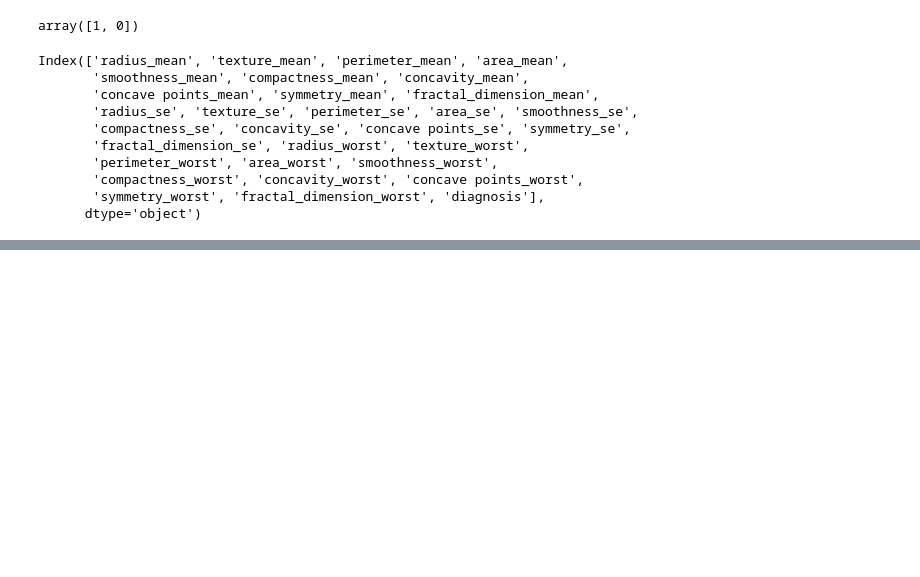
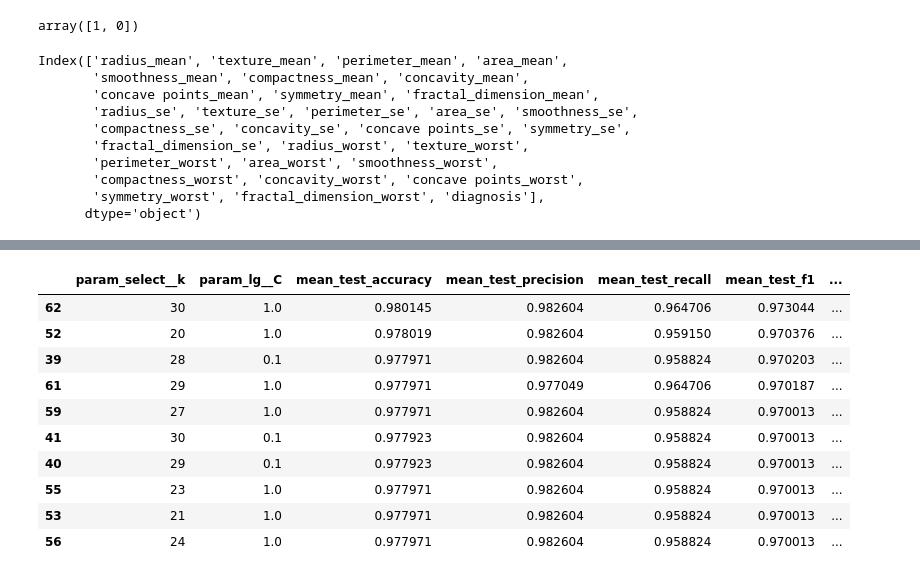
Before and after one commit to Moataz-Nasser/Breast-Cancer-Classification, a Jupyter notebook: Breast_Cancer.ipynb, the cells around one changed output, grey strips where cells are left out. Drawn from its saved outputs; the diff is of its cells as text; code cells hidden in the pictures; blank space fills up the shorter version.

Commit message:
adding scaler, feature selection, and using pipelines

```diff
--- a/Breast_Cancer.ipynb
+++ b/Breast_Cancer.ipynb
@@ -350,0 +95,17 @@ Given that **Random Forest** achieved perfect accuracy and other evaluation metr
+# %%
+svcPipe = Pipeline([
+    ("scaler", StandardScaler()),
+    ('select', SelectKBest(score_func=f_classif)),
+    ('svc', SVC(class_weight="balanced"))
+])
+
+cv_SVC = GridSearchCV(svcPipe, {
+    "select__k": range(10,31),
+    "svc__C": [0.01, 0.1, 1, 10],
+    "svc__kernel": ["linear", "rbf"]
+    }, cv=10,
+    scoring=['accuracy', 'precision', 'recall', 'f1'],
+    refit="recall",
+    n_jobs=-1)
+
+cv_SVC.fit(x_train, y_train)
@@ -350,0 +188,17 @@ Given that **Random Forest** achieved perfect accuracy and other evaluation metr
+# %%
+lgPipe = Pipeline([
+    ("scale", StandardScaler()),
+    ("select", SelectKBest(f_classif)),
+    ("lg", LogisticRegression(max_iter=1000, class_weight="balanced"))
+                   ])
+
+cv_LG = GridSearchCV(lgPipe, {
+    "select__k": range(10,31),
+    "lg__C": [0.01, 0.1, 1, 10, 100]
+    }, cv=10
+    , scoring=['accuracy', 'precision', 'recall', 'f1'],
+    refit="f1",
+    n_jobs=-1
+    )
+
+cv_LG.fit(x_train, y_train)
@@ -350,0 +216,23 @@ Given that **Random Forest** achieved perfect accuracy and other evaluation metr
+# %%
+lg_results_df = pd.DataFrame(cv_LG.cv_results_)
+selected_cols = [
+    "param_select__k", "param_lg__C",
+    "mean_test_accuracy", "mean_test_precision", "mean_test_recall", "mean_test_f1",
+    "std_test_accuracy", "std_test_precision", "std_test_recall", "std_test_f1",
+    "rank_test_accuracy", "rank_test_precision", "rank_test_recall", "rank_test_f1"
+]
+
+lg_cv_results_df = lg_results_df[["mean_test_accuracy", "mean_test_precision", "mean_test_recall", "mean_test_f1", "rank_test_f1"]].sort_values("rank_test_f1").head(1).drop(columns=["rank_test_f1"])
+lg_results_df[selected_cols].sort_values("rank_test_f1").head(10)
+# %% [output]
+|  | param_select__k | param_lg__C | mean_test_accuracy | mean_test_precision | mean_test_recall | mean_test_f1 | ... |
+| 62 | 30 | 1.0 | 0.980145 | 0.982604 | 0.964706 | 0.973044 | ... |
+| 52 | 20 | 1.0 | 0.978019 | 0.982604 | 0.959150 | 0.970376 | ... |
+| 39 | 28 | 0.1 | 0.977971 | 0.982604 | 0.958824 | 0.970203 | ... |
+| 61 | 29 | 1.0 | 0.977971 | 0.977049 | 0.964706 | 0.970187 | ... |
+| 59 | 27 | 1.0 | 0.977971 | 0.982604 | 0.958824 | 0.970013 | ... |
+| 41 | 30 | 0.1 | 0.977923 | 0.982604 | 0.958824 | 0.970013 | ... |
+| 40 | 29 | 0.1 | 0.977923 | 0.982604 | 0.958824 | 0.970013 | ... |
+| 55 | 23 | 1.0 | 0.977971 | 0.982604 | 0.958824 | 0.970013 | ... |
+| 53 | 21 | 1.0 | 0.977971 | 0.982604 | 0.958824 | 0.970013 | ... |
+| 56 | 24 | 1.0 | 0.977971 | 0.982604 | 0.958824 | 0.970013 | ... |
```
Also changed, not shown: parts of 58 cells of this notebook, 1 other file.
